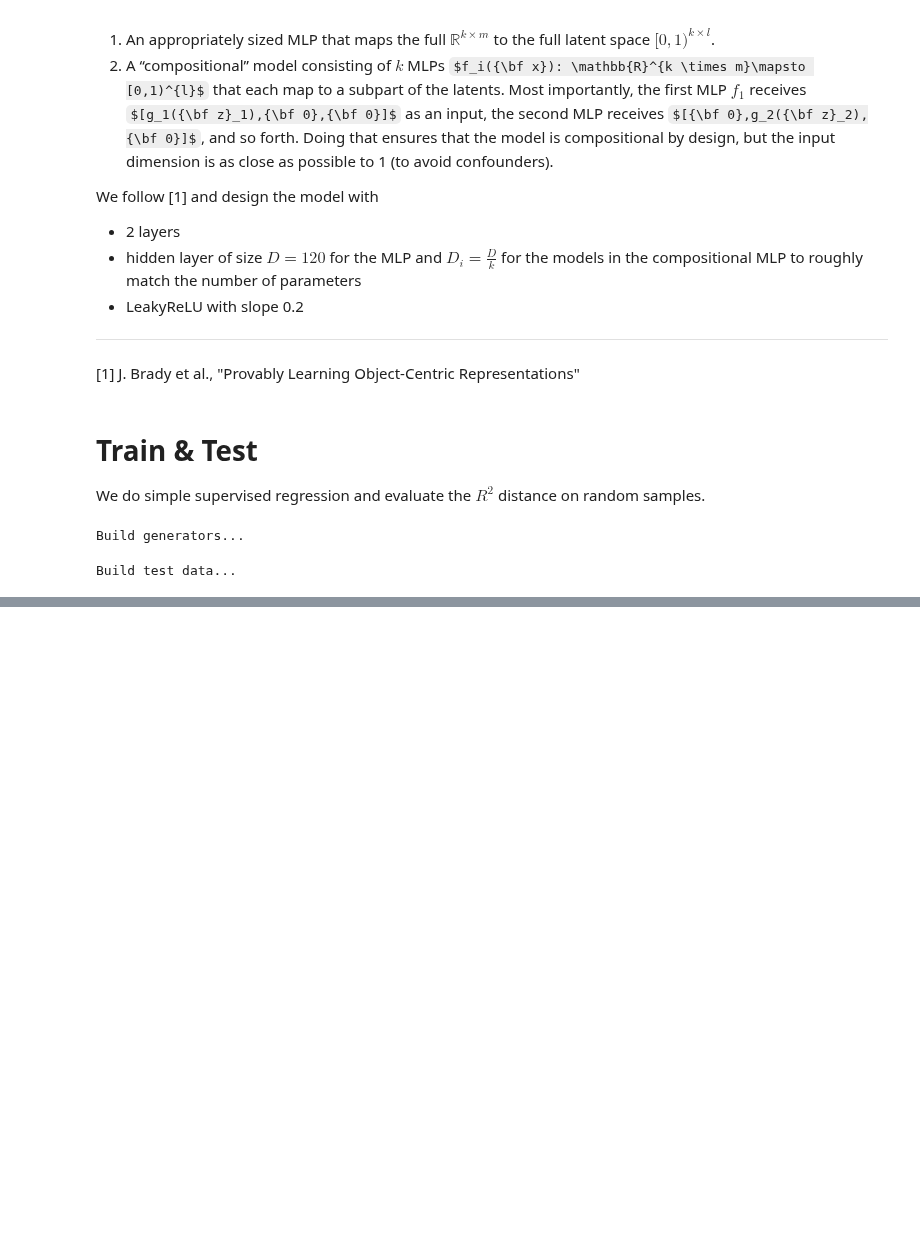
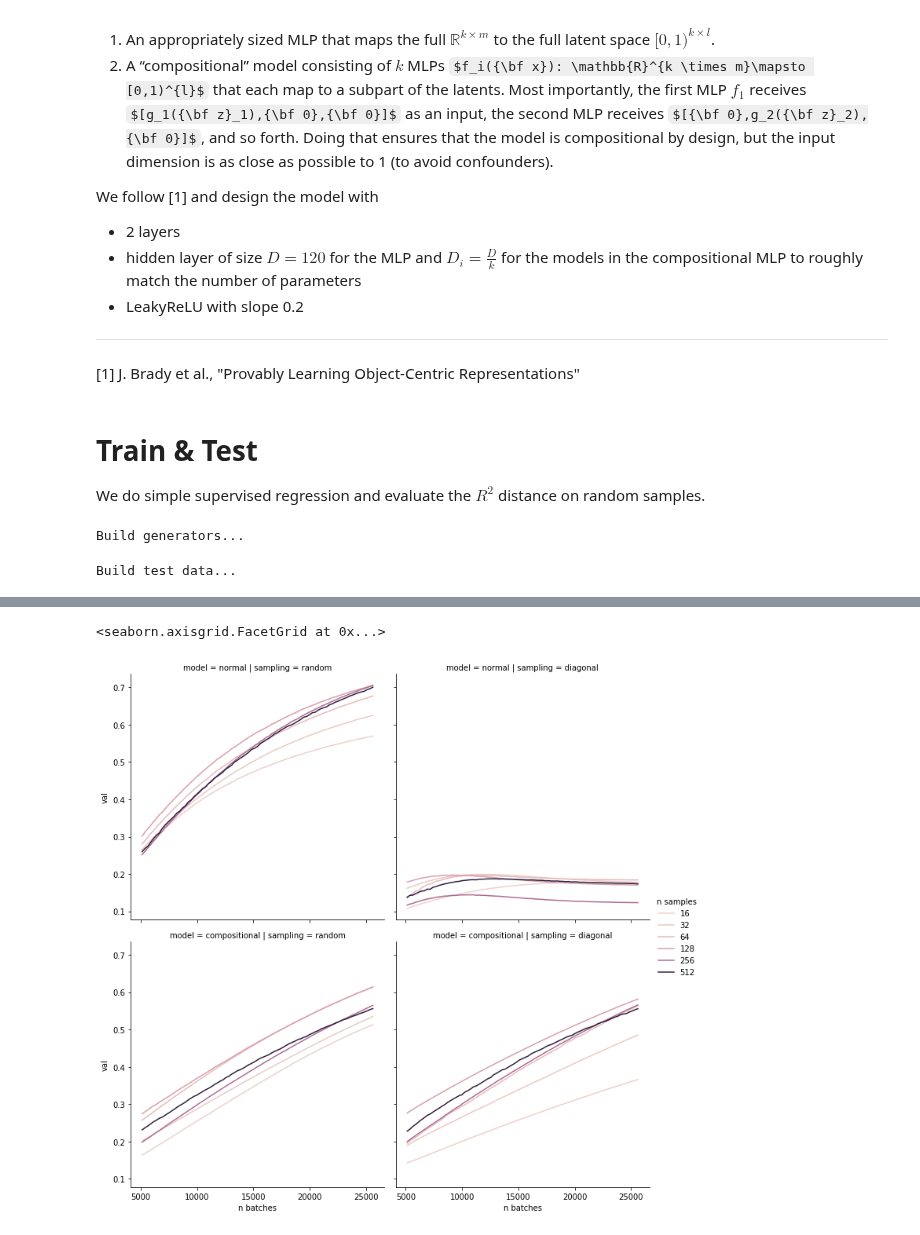
Before and after one commit to brendel-group/compositional-ood-generalization, a Jupyter notebook: numerical_simulation.ipynb, the cells around one changed output, grey strips where cells are left out. Drawn from its saved outputs; the diff is of its cells as text; code cells hidden in the pictures; some formulas as TeX source; blank space fills up the shorter version.

```diff
--- a/numerical_simulation.ipynb
+++ b/numerical_simulation.ipynb
@@ -264,0 +352,6 @@ Train models...
+# %%
+import seaborn as sb
+sb.relplot(data=res_df.loc[(res_df['metric'] == 'test R²') & (res_df['n batches'] > 5000) & (res_df['n samples'] > 8)], x='n batches', y='val', hue='n samples', row='model', col='sampling', kind='line')
+# %% [output]
+<seaborn.axisgrid.FacetGrid at 0x...>
+[figure, added]
```
Also changed, not shown: parts of 9 cells of this notebook, 1 other file.
